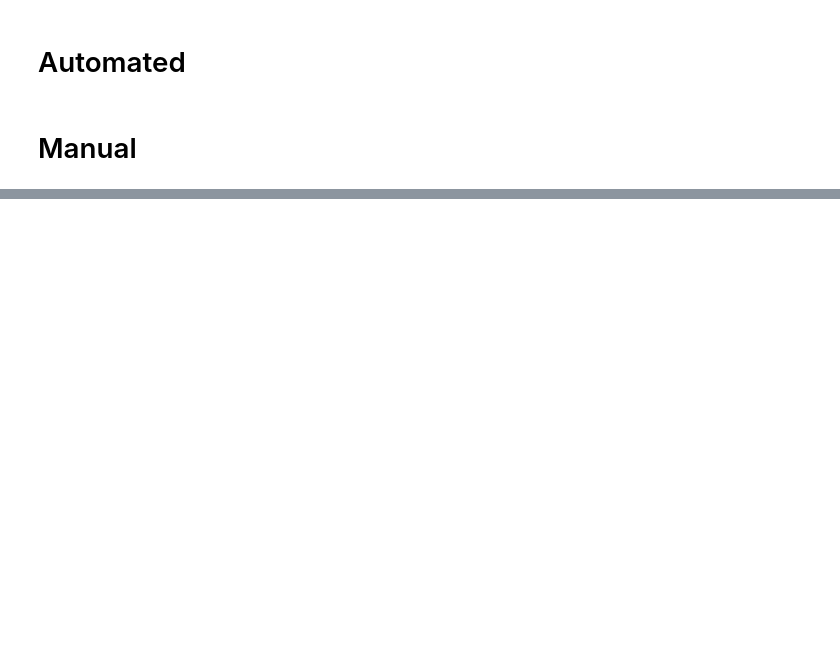
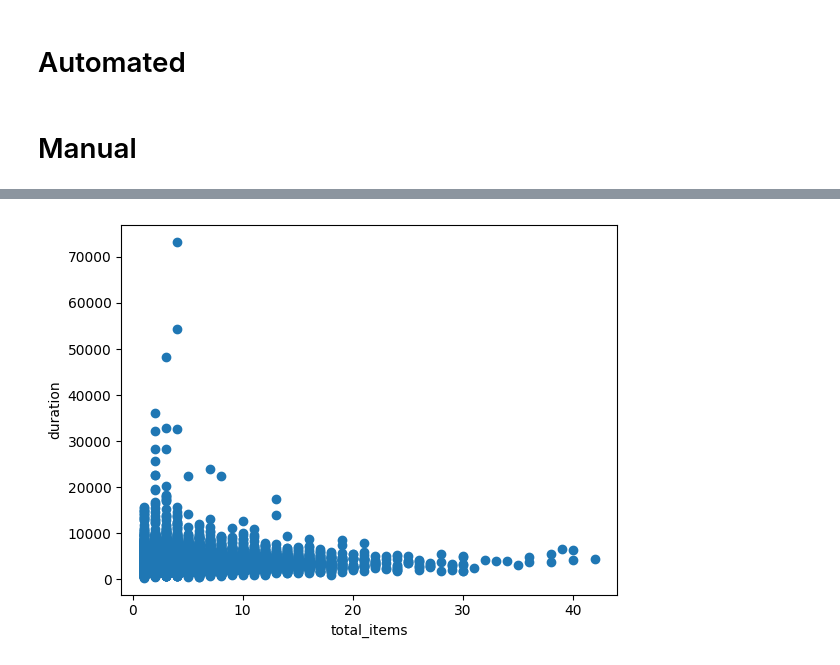
Before and after one commit to AhmetZamanis/MixedEffectsRegressionDeliveryTimes, a Jupyter notebook: 2_EDA.ipynb, the cells around one changed output, grey strips where cells are left out. Saved outputs shown, nothing was run; the diff lists cells and outputs as text; code cells hidden in the pictures; blank space fills up the shorter version.

```diff
--- a/2_EDA.ipynb
+++ b/2_EDA.ipynb
@@ -74,0 +125,7 @@ profile.to_file("EDAReport.html")
+# %%
+# Scatterplot: total_items
+_ = plt.scatter(df.total_items, df.duration)
+_ = plt.xlabel("total_items")
+_ = plt.ylabel("duration")
+# %% [output]
+[figure, added]
```
Also changed, not shown: parts of 10 cells of this notebook, 2 other files.
